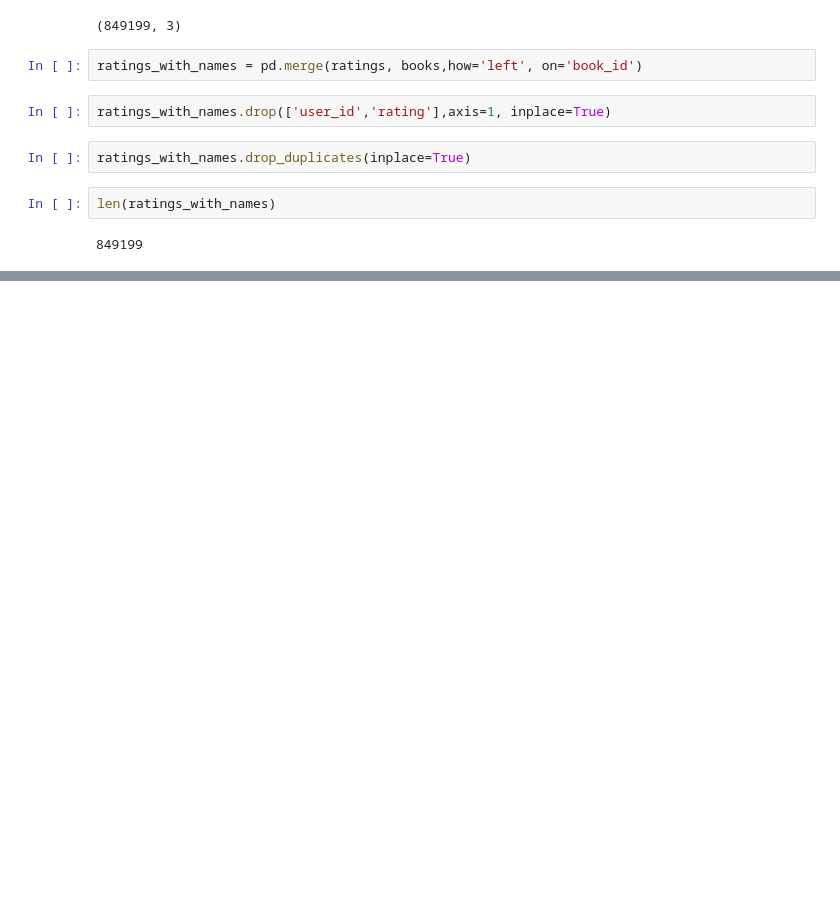
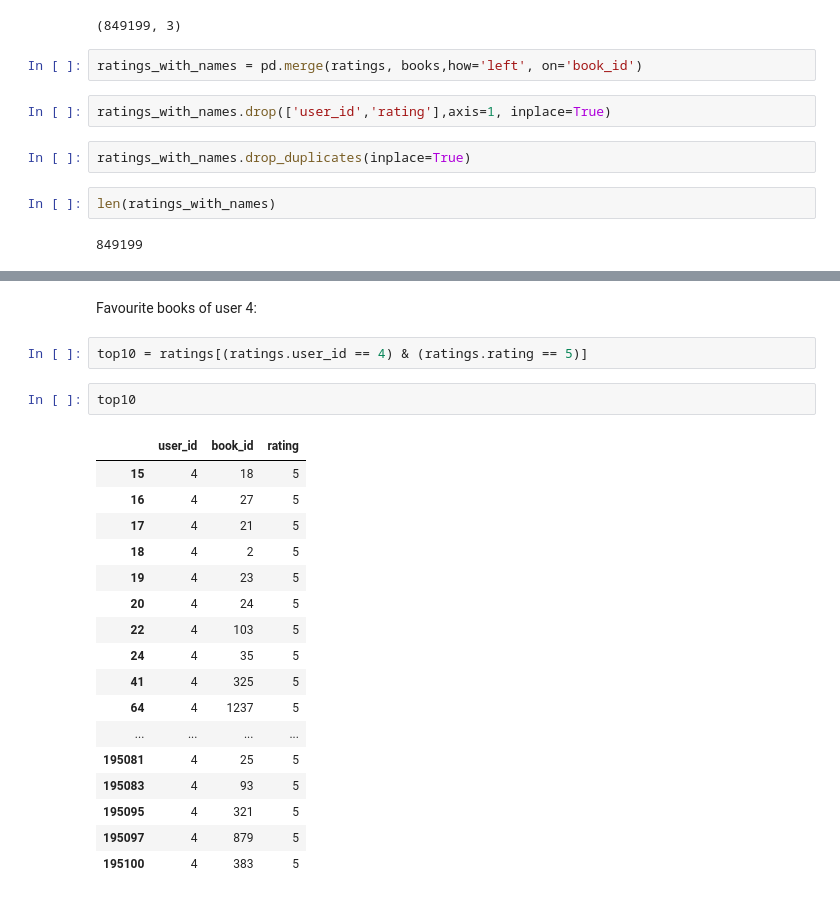
Before and after one commit to zuba0/Book-recommendation-system, a Jupyter notebook: Collaborative filtering.ipynb, the cells around one changed output, grey strips where cells are left out. Cells and saved outputs as stored; diff of their text form; blank space fills up the shorter version.

```diff
--- a/Collaborative filtering.ipynb
+++ b/Collaborative filtering.ipynb
@@ -313,3 +354,27 @@ len(ratings_with_names)
+# %% [markdown]
+Favourite books of user 4:
+# %%
+top10 = ratings[(ratings.user_id == 4) & (ratings.rating == 5)]
+# %%
+top10
+# %% [output]
+|  | user_id | book_id | rating |
+| 15 | 4 | 18 | 5 |
+| 16 | 4 | 27 | 5 |
+| 17 | 4 | 21 | 5 |
+| 18 | 4 | 2 | 5 |
+| 19 | 4 | 23 | 5 |
+| 20 | 4 | 24 | 5 |
+| 22 | 4 | 103 | 5 |
+| 24 | 4 | 35 | 5 |
+| 41 | 4 | 325 | 5 |
+| 64 | 4 | 1237 | 5 |
+| ... | ... | ... | ... |
+| 195081 | 4 | 25 | 5 |
+| 195083 | 4 | 93 | 5 |
+| 195095 | 4 | 321 | 5 |
+| 195097 | 4 | 879 | 5 |
+| 195100 | 4 | 383 | 5 |
 # %%
 ratings_with_names[ratings_with_names.book_id.isin(ids)]
 # %% [output]
```
Also changed, not shown: parts of 17 cells of this notebook.
